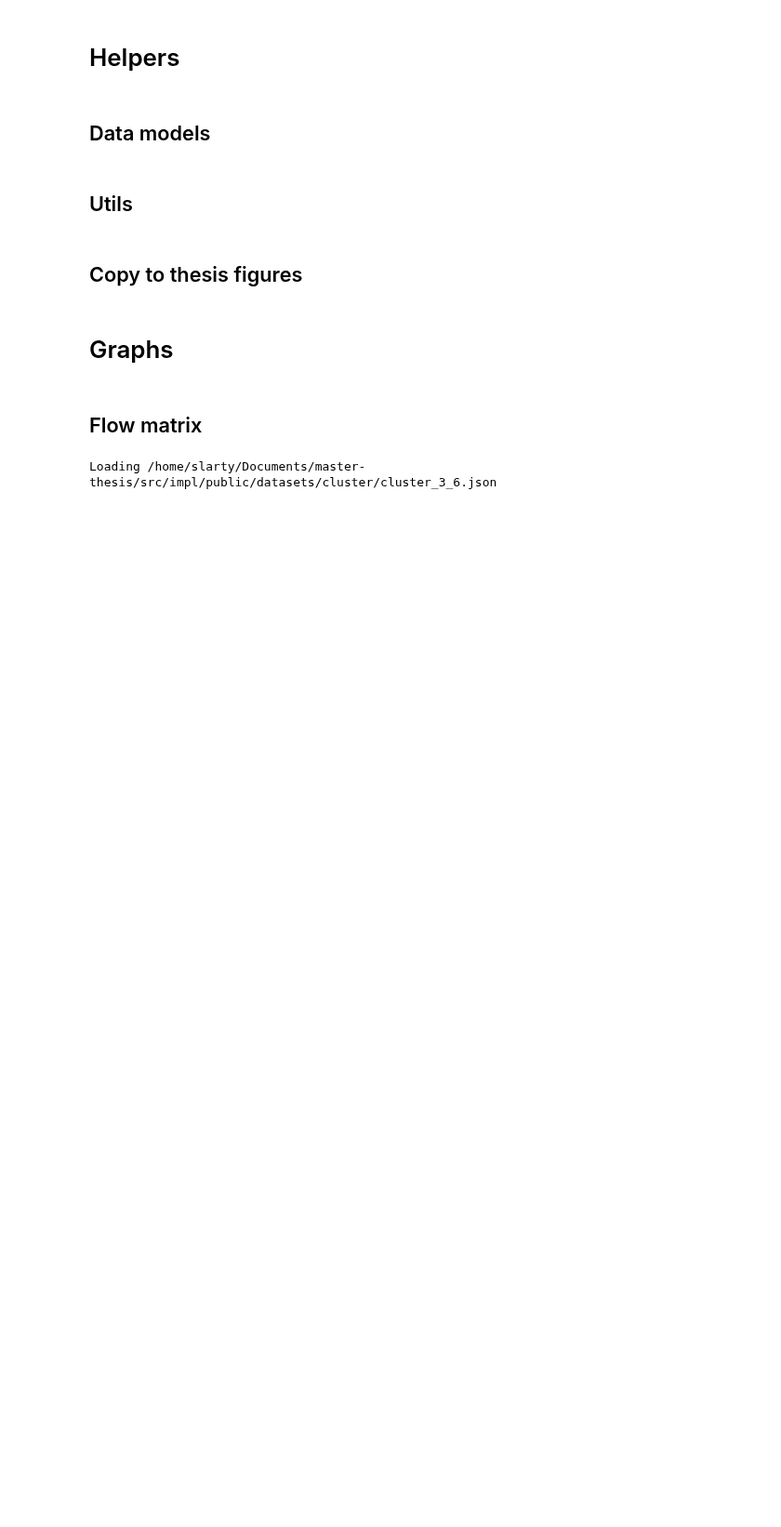
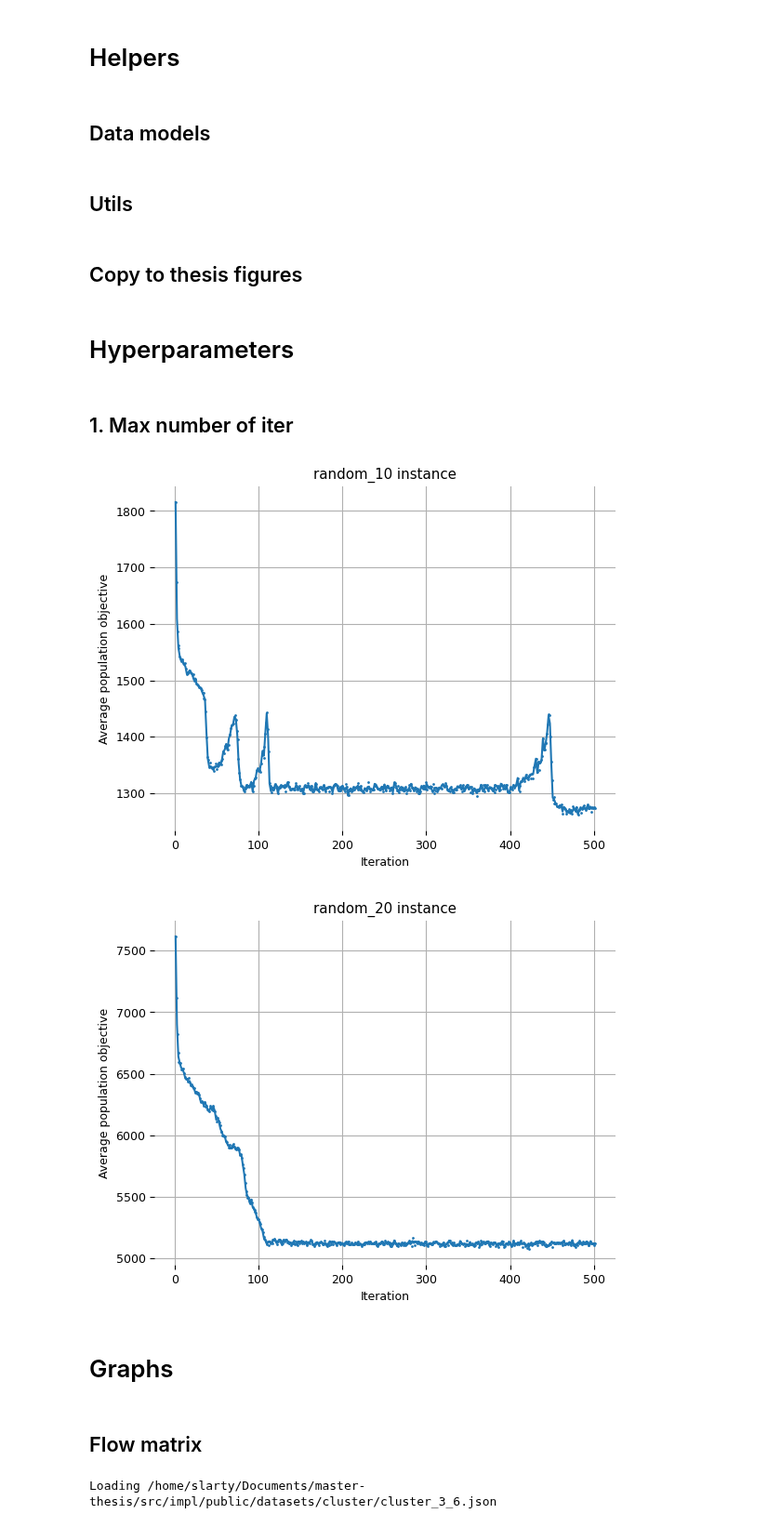
Before and after one commit to TaIos/master-thesis, a Jupyter notebook: src/notebooks/graphs.ipynb, the cells around one changed output. Shown at 93% size. Saved outputs shown, nothing was run; the diff lists cells and outputs as text; code cells hidden in the pictures; blank space fills up the shorter version.

Commit message:
writing: add hyperparams maxNumberOfIter vol.2

```diff
--- a/src/notebooks/graphs.ipynb
+++ b/src/notebooks/graphs.ipynb
@@ -372,7 +372,7 @@ def plotter(x, y, label, title, legendTitle, ncol=1, scatterDotSize=2, fontsize=
     plt.ylabel(ylabel)
     plt.title(title)
     addGridToFigure()
-    if len(legendTitle) > 0:
+    if legendTitle is not None and len(legendTitle) > 0:
         lgd = plt.legend(title=legendTitle, fontsize=fontsize, ncol=ncol)
 
 def turnSpinesOff():
@@ -398,6 +398,31 @@ destDir = '/home/slarty/Documents/master-thesis/src/thesis/figures'
 for filename in os.listdir(sourceDir):
     if filename.endswith('.pdf'):
         shutil.copy(os.path.join(sourceDir, filename), destDir)
+# %% [markdown]
+# Hyperparameters
+# %% [markdown]
+## 1. Max number of iter
+# %%
+r = loadComputationResultBatch('./out_hyperparameters/max_number_of_iter', addName=True, addInstanceSize=True)
+dfIter = compResToDf(r)
+dfIter = dfIter[dfIter.maxNumberOfIter == 500]
+# %%
+# zprumerovat nekoklik behu s maxNumberOfIter=500 pro random_10 a random_20
+turnSpinesOff()
+plt.rcParams.update({'font.size': 9})
+dfIterTS = dfIter.groupby([dfIter.name, df.maxNumberOfIter])['avgObjTS'].mean()
+
+for name in dfIter.name.unique():
+    for maxNumberOfIter in dfIter[dfIter.name == name].maxNumberOfIter.unique():
+        label = f'label'
+        ts = dfIterTS[name, maxNumberOfIter]
+        plotter(x=range(1, len(ts)+1), y=ts, label=None, title=f'{name} instance', legendTitle=None, scatterDotSize=1,
+               fontsize=9, xlabel='Iteration', ylabel='Average population objective')
+    plt.savefig(f'figures2/max_number_of_iter_{name}.pdf')
+    plt.show()
+# %% [output]
+[figure, added]
+[figure, added]
 # %% [markdown]
 # Graphs
 # %% [markdown]
```
Also changed, not shown: parts of 1 cell of this notebook, 2 other files.
